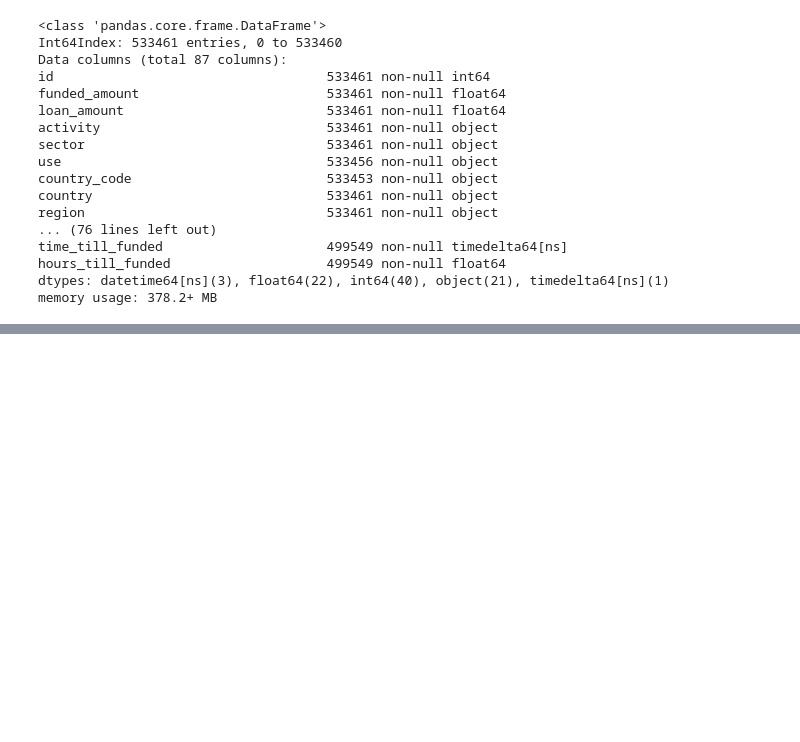
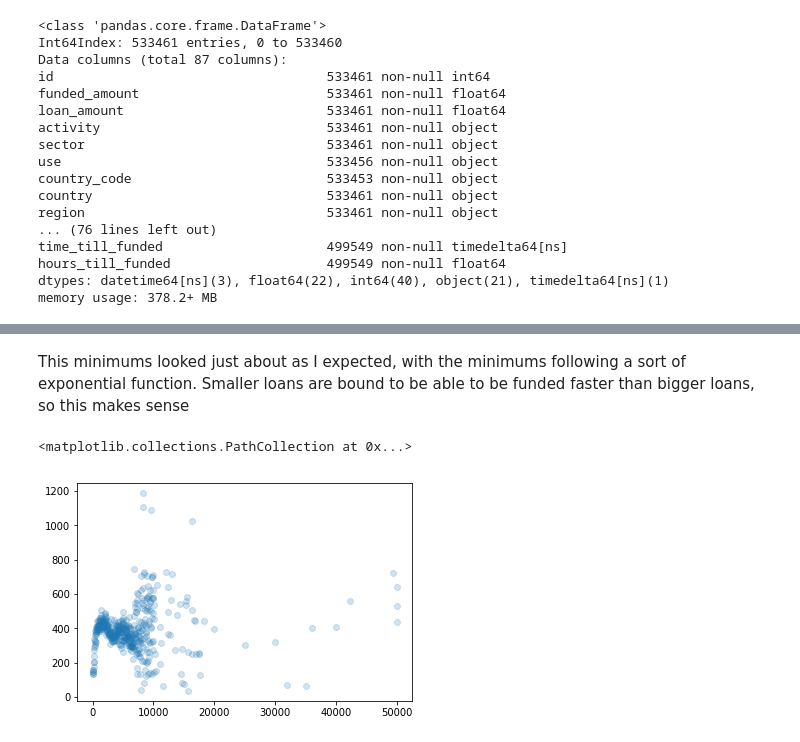
Before and after one commit to JCRaymond/ITCS_4156_FInal, a Jupyter notebook: Data Prep.ipynb, the cells around one changed output, grey strips where cells are left out. Drawn from its saved outputs; the diff is of its cells as text; code cells hidden in the pictures; blank space fills up the shorter version.

```diff
--- a/Data Prep.ipynb
+++ b/Data Prep.ipynb
@@ -1200,0 +1281,7 @@ memory usage: 378.2+ MB
+# %% [markdown]
+This minimums looked just about as I expected, with the minimums following a sort of exponential function. Smaller loans are bound to be able to be funded faster than bigger loans, so this makes sense
+# %%
+plt.scatter(means.index, means['hours_till_funded'], alpha=0.2)
+# %% [output]
+<matplotlib.collections.PathCollection at 0x...>
+[figure, added]
```
Also changed, not shown: parts of 27 cells of this notebook.
